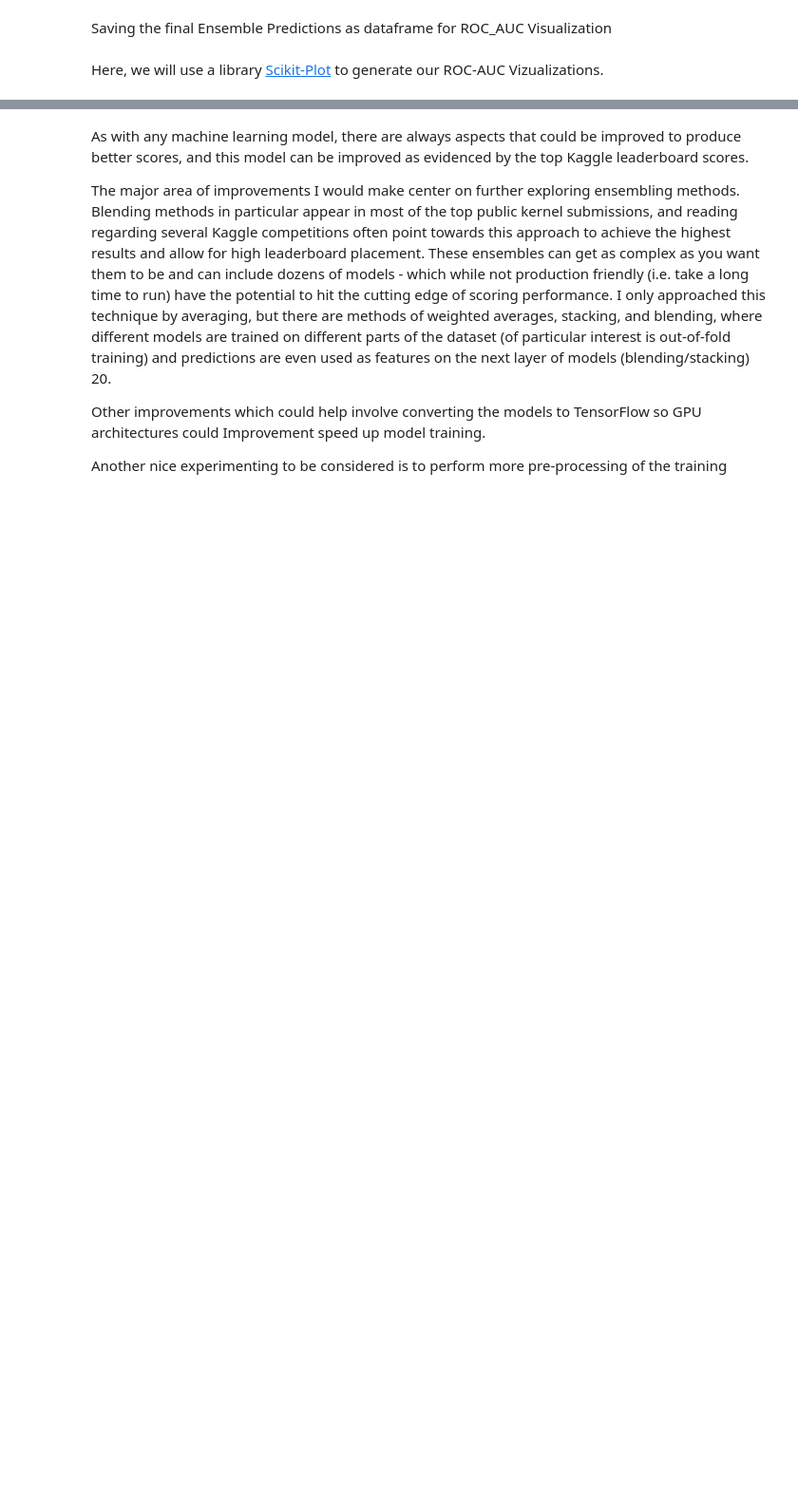
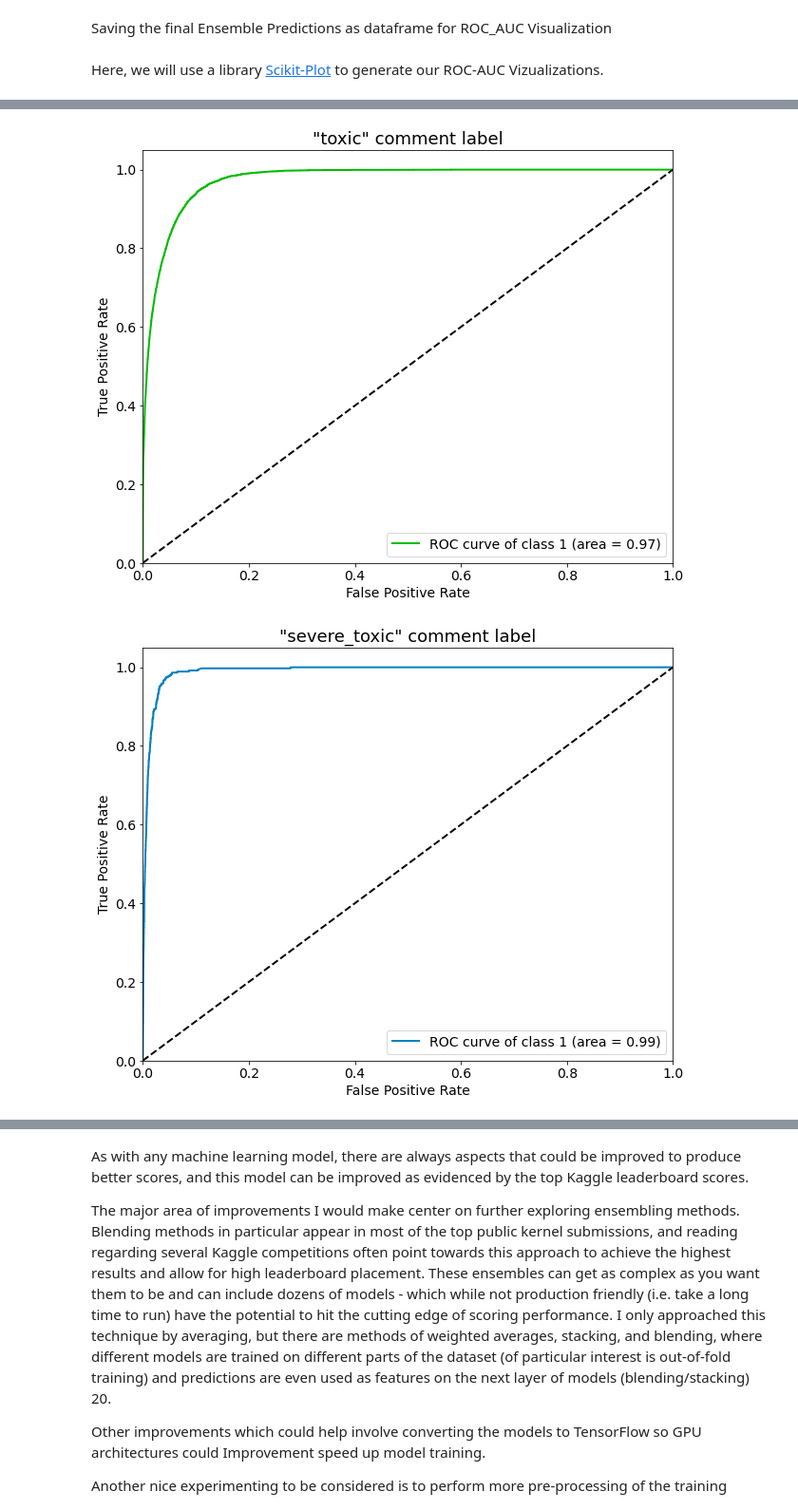
Before and after one commit to someaditya/toxicity-classification, a Jupyter notebook: toxicity_classification.ipynb, the cells around one changed output, grey strips where cells are left out. Shown at 95% size. Saved outputs shown, nothing was run; the diff lists cells and outputs as text; code cells hidden in the pictures; blank space fills up the shorter version.

```diff
--- a/toxicity_classification.ipynb
+++ b/toxicity_classification.ipynb
@@ -2350,9 +2350,9 @@ For ensemble, I will use the top three performing models.
 model1.load_weights("/content/drive/My Drive/toxicity-classification/models/model1.hdf5")
 model2.load_weights("/content/drive/My Drive/toxicity-classification/models/model2.hdf5")
 model3.load_weights("/content/drive/My Drive/toxicity-classification/models/model3.hdf5")
-#model4.load_weights("/content/drive/My Drive/toxicity-classification/models/model4.hdf5")
+model4.load_weights("/content/drive/My Drive/toxicity-classification/models/model4.hdf5")
 
-models = [model1,model2,model3]
+models = [model1,model2,model3,model4]
 # %%
 max_features = 300000
 maxlen = 900
@@ -2374,5 +2375,5 @@ def ensemble(models, model_input):
 # %%
 ensemble_model = ensemble(models, model_input)
 # %%
-y_pred = ensemble_model.predict(x_test,batch_size=512,verbose=1)
+y_pred = ensemble_model.predict(x_test,batch_size=256,verbose=1)
 predict_scores(y_pred)
@@ -2411,8 +2415,10 @@ The final Ensemble Model was built by stack the GRU with CNN model, Deep RNN mod
 # %% [markdown]
 Saving the final Ensemble Predictions as dataframe for ROC_AUC Visualization
 # %%
-ensemble_preds = pd.read_csv('/content/drive/My Drive/toxicity-classification/data/sample_submission.csv')
+ensemble_preds = test_labels.copy()
 ensemble_preds[["toxic", "severe_toxic", "obscene", "threat", "insult", "identity_hate"]] = y_pred
+# %%
+ensemble_preds = ensemble_preds.drop(ensemble_preds.loc[pd.merge(test_data, test_labels, on='id')['toxic']==-1].index)
 # %% [markdown]
 Here, we will use a library [Scikit-Plot](https://https://scikit-plot.readthedocs.io/en/stable/index.html) to generate our ROC-AUC Vizualizations.
 # %%
@@ -2431,7 +2452,7 @@ truth = ground_truth['toxic'].values.reshape(-1,1)
 skplot.metrics.plot_roc(truth, y_pred_probs, '"toxic" comment label', plot_micro=False,
                         plot_macro=False, classes_to_plot=[1], figsize=(10,8), title_fontsize=18,
                         text_fontsize=14)
-plt.subplot(3, 2, 1)
+
 
 # severe_toxic label ROC curve
 y_pred_probs = predicted['severe_toxic'].values.reshape(-1,1)
@@ -2440,7 +2461,7 @@ truth = ground_truth['severe_toxic'].values.reshape(-1,1)
 skplot.metrics.plot_roc(truth, y_pred_probs, '"severe_toxic" comment label', plot_micro=False,
                         plot_macro=False, classes_to_plot=[1], figsize=(10,8), title_fontsize=18,
                         text_fontsize=14, cmap="winter")
-plt.subplot(3, 2, 2)
+
 
 # obscene label ROC curve
 y_pred_probs = predicted['obscene'].values.reshape(-1,1)
@@ -2449,34 +2470,37 @@ truth = ground_truth['obscene'].values.reshape(-1,1)
 skplot.metrics.plot_roc(truth, y_pred_probs, '"obscene" comment label', plot_micro=False,
                         plot_macro=False, classes_to_plot=[1], figsize=(10,8), title_fontsize=18,
                         text_fontsize=14, cmap="rocket")
-plt.subplot(3, 2, 3)
+
 
 # threat label ROC curve
 y_pred_probs = predicted['threat'].values.reshape(-1,1)
 y_pred_probs = np.concatenate((1-y_pred_probs, y_pred_probs), axis=1)
 truth = ground_truth['threat'].values.reshape(-1,1)
 skplot.metrics.plot_roc(truth, y_pred_probs, '"threat" comment label', plot_micro=False,
                         plot_macro=False, classes_to_plot=[1], figsize=(10,8), title_fontsize=18,
                         text_fontsize=14, cmap="viridis")
-plt.subplot(3, 2, 4)
+
 
 # insult label ROC curve
 y_pred_probs = predicted['insult'].values.reshape(-1,1)
 y_pred_probs = np.concatenate((1-y_pred_probs, y_pred_probs), axis=1)
 truth = ground_truth['insult'].values.reshape(-1,1)
 skplot.metrics.plot_roc(truth, y_pred_probs, '"insult" comment label', plot_micro=False,
                         plot_macro=False, classes_to_plot=[1], figsize=(10,8), title_fontsize=18,
                         text_fontsize=14, cmap="prism")
-plt.subplot (3,2,5)
+
 
 # identity_hate label ROC curve
 y_pred_probs = predicted['identity_hate'].values.reshape(-1,1)
 y_pred_probs = np.concatenate((1-y_pred_probs, y_pred_probs), axis=1)
 truth = ground_truth['identity_hate'].values.reshape(-1,1)
 skplot.metrics.plot_roc(truth, y_pred_probs, '"identity_hate" comment label', plot_micro=False,
                         plot_macro=False, classes_to_plot=[1], figsize=(10,8), title_fontsize=18,
                         text_fontsize=14, cmap="gnuplot2")
-plt.subplot (3,2,6)
+
 
 plt.tight_layout()
 plt.show()
+# %% [output]
+[figure, added]
+[figure, added]
```
Also changed, not shown: parts of 5 cells of this notebook.
